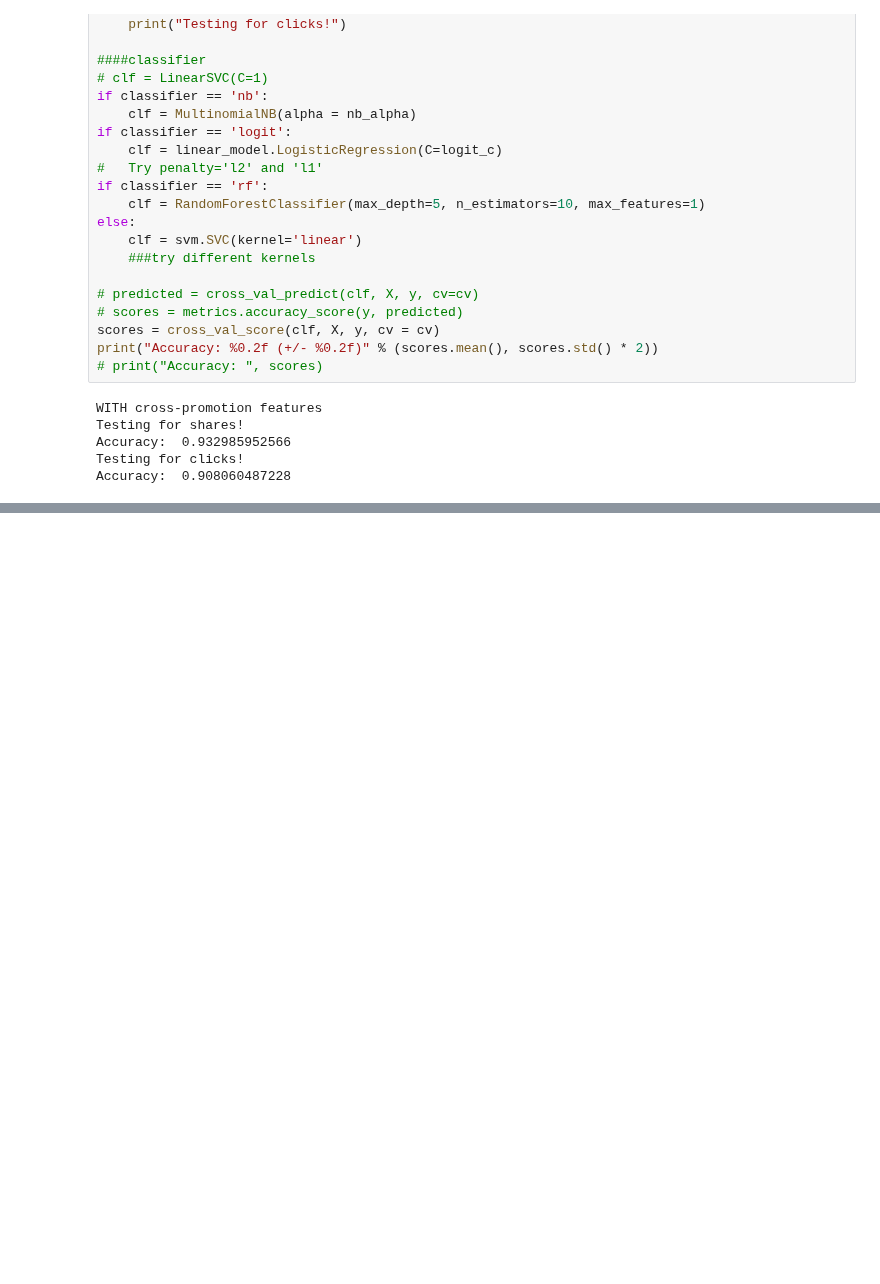
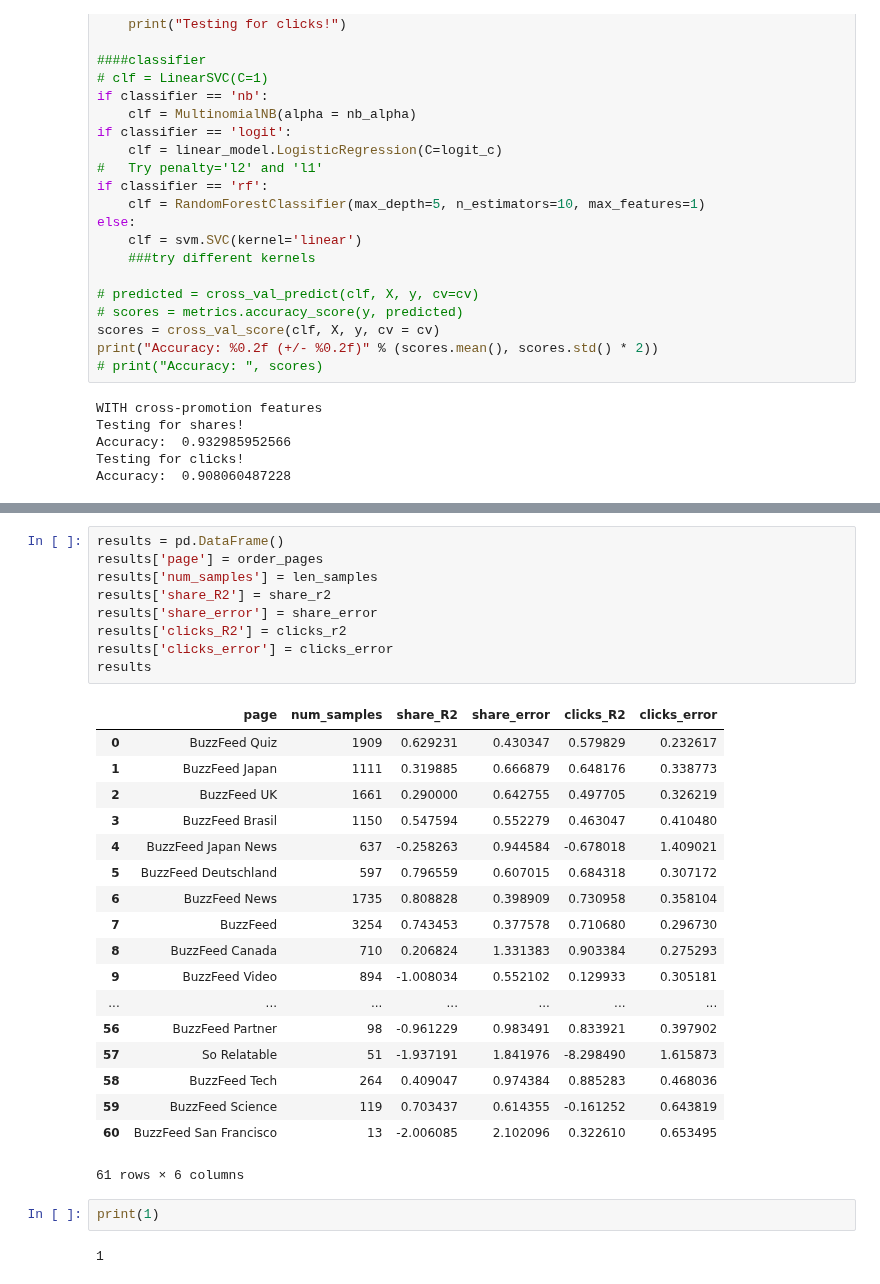
Before and after one commit to eshwarchandrasekharan/predict-pop, a Jupyter notebook: code/overall-performance.ipynb, the cells around one changed output, grey strips where cells are left out. Saved outputs shown, nothing was run; the diff lists cells and outputs as text; blank space fills up the shorter version.

```diff
--- a/code/overall-performance.ipynb
+++ b/code/overall-performance.ipynb
@@ -1090,0 +1898,32 @@ Accuracy:  0.908060487228
+# %%
+results = pd.DataFrame()
+results['page'] = order_pages
+results['num_samples'] = len_samples
+results['share_R2'] = share_r2
+results['share_error'] = share_error
+results['clicks_R2'] = clicks_r2
+results['clicks_error'] = clicks_error
+results
+# %% [output]
+|  | page | num_samples | share_R2 | share_error | clicks_R2 | clicks_error |
+| 0 | BuzzFeed Quiz | 1909 | 0.629231 | 0.430347 | 0.579829 | 0.232617 |
+| 1 | BuzzFeed Japan | 1111 | 0.319885 | 0.666879 | 0.648176 | 0.338773 |
+| 2 | BuzzFeed UK | 1661 | 0.290000 | 0.642755 | 0.497705 | 0.326219 |
+| 3 | BuzzFeed Brasil | 1150 | 0.547594 | 0.552279 | 0.463047 | 0.410480 |
+| 4 | BuzzFeed Japan News | 637 | -0.258263 | 0.944584 | -0.678018 | 1.409021 |
+| 5 | BuzzFeed Deutschland | 597 | 0.796559 | 0.607015 | 0.684318 | 0.307172 |
+| 6 | BuzzFeed News | 1735 | 0.808828 | 0.398909 | 0.730958 | 0.358104 |
+| 7 | BuzzFeed | 3254 | 0.743453 | 0.377578 | 0.710680 | 0.296730 |
+| 8 | BuzzFeed Canada | 710 | 0.206824 | 1.331383 | 0.903384 | 0.275293 |
+| 9 | BuzzFeed Video | 894 | -1.008034 | 0.552102 | 0.129933 | 0.305181 |
+| ... | ... | ... | ... | ... | ... | ... |
+| 56 | BuzzFeed Partner | 98 | -0.961229 | 0.983491 | 0.833921 | 0.397902 |
+| 57 | So Relatable | 51 | -1.937191 | 1.841976 | -8.298490 | 1.615873 |
+| 58 | BuzzFeed Tech | 264 | 0.409047 | 0.974384 | 0.885283 | 0.468036 |
+| 59 | BuzzFeed Science | 119 | 0.703437 | 0.614355 | -0.161252 | 0.643819 |
+| 60 | BuzzFeed San Francisco | 13 | -2.006085 | 2.102096 | 0.322610 | 0.653495 |
+61 rows × 6 columns
+# %%
+print(1)
+# %% [output]
+1
```
Also changed, not shown: parts of 28 cells of this notebook, 2 other files.
